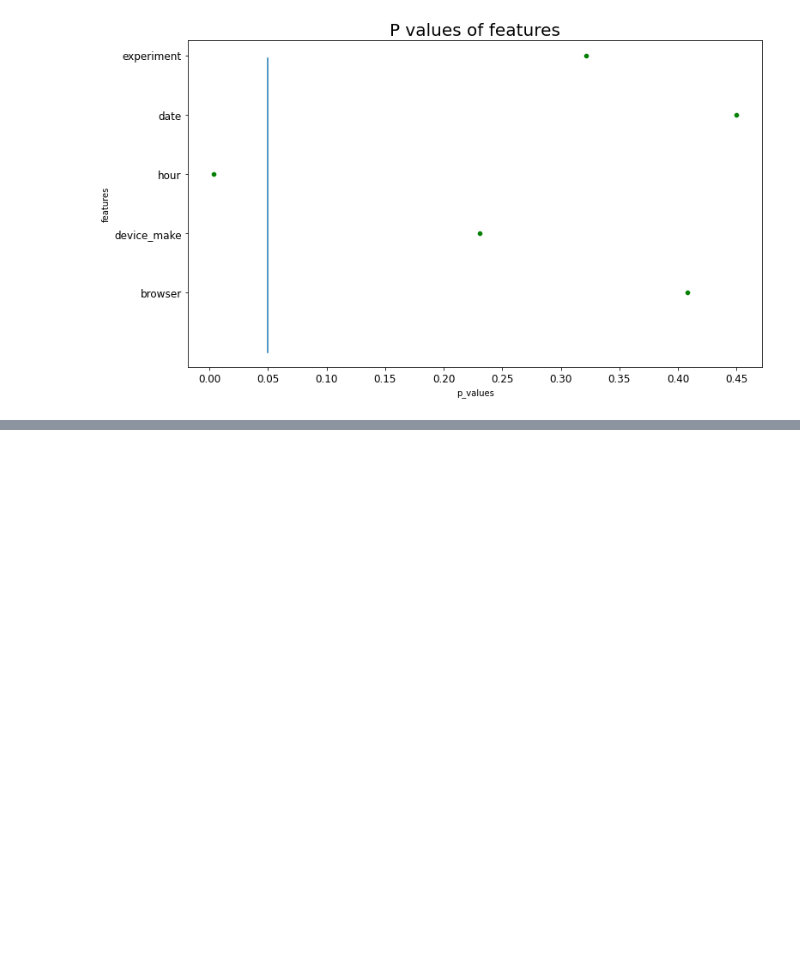
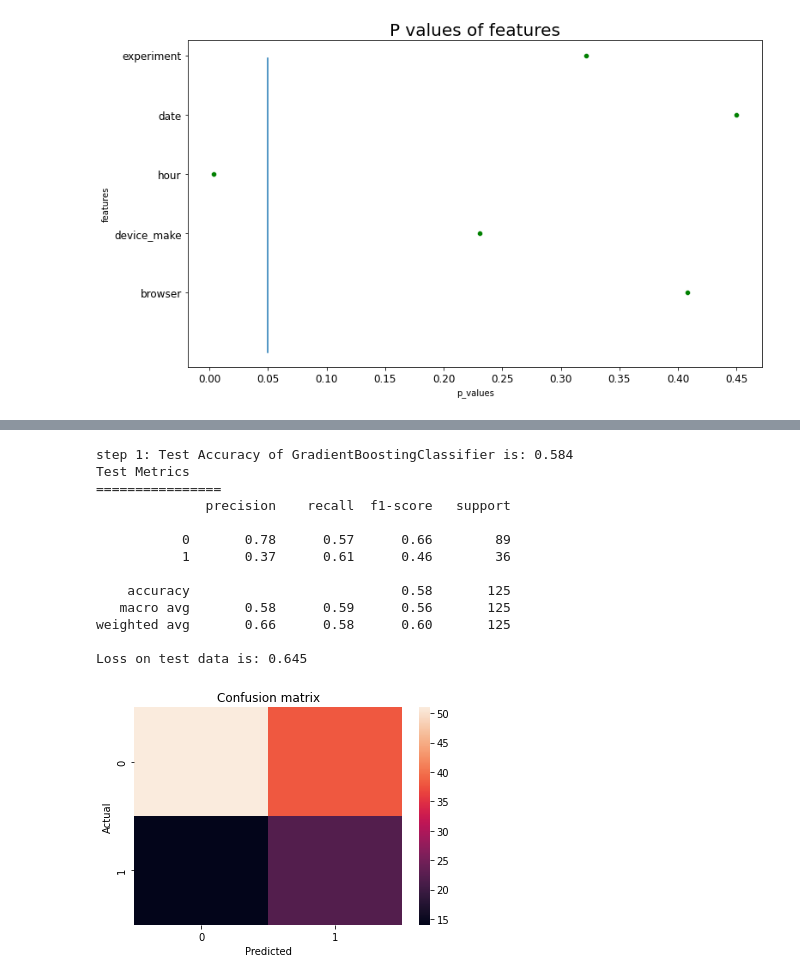
Before and after one commit to TenAcademy/A_B-Hypothesis-Testing, a Jupyter notebook: notebooks/modeling.ipynb, the cells around one changed output, grey strips where cells are left out. Saved outputs shown, nothing was run; the diff lists cells and outputs as text; code cells hidden in the pictures; blank space fills up the shorter version.

```diff
--- a/notebooks/modeling.ipynb
+++ b/notebooks/modeling.ipynb
@@ -252,0 +336,10 @@ p_value_fig = Logistic.plot_pvalues(p_values_df)
+# %%
+test_size = 0.1
+
+X_train, X_test, y_train, y_test = train_test_split(X_browser, y_browser, test_size=test_size, random_state=42)
+# %%
+
+bst = boost(X_train, X_test,  y_train, y_test)
+
+folds = 5
+clf3, acc_arr, loss_arr = bst.train(folds)
@@ -252,0 +361,19 @@ p_value_fig = Logistic.plot_pvalues(p_values_df)
+# %%
+test_acc, loss, report, confusion_matrix = bst.test()
+print(f"Loss on test data is: {loss:.3f}")
+print()
+# %% [output]
+step 1: Test Accuracy of GradientBoostingClassifier is: 0.584
+Test Metrics
+================
+              precision    recall  f1-score   support
+
+           0       0.78      0.57      0.66        89
+           1       0.37      0.61      0.46        36
+
+    accuracy                           0.58       125
+   macro avg       0.58      0.59      0.56       125
+weighted avg       0.66      0.58      0.60       125
+
+Loss on test data is: 0.645
+[figure, added]
```
Also changed, not shown: parts of 28 cells of this notebook.
